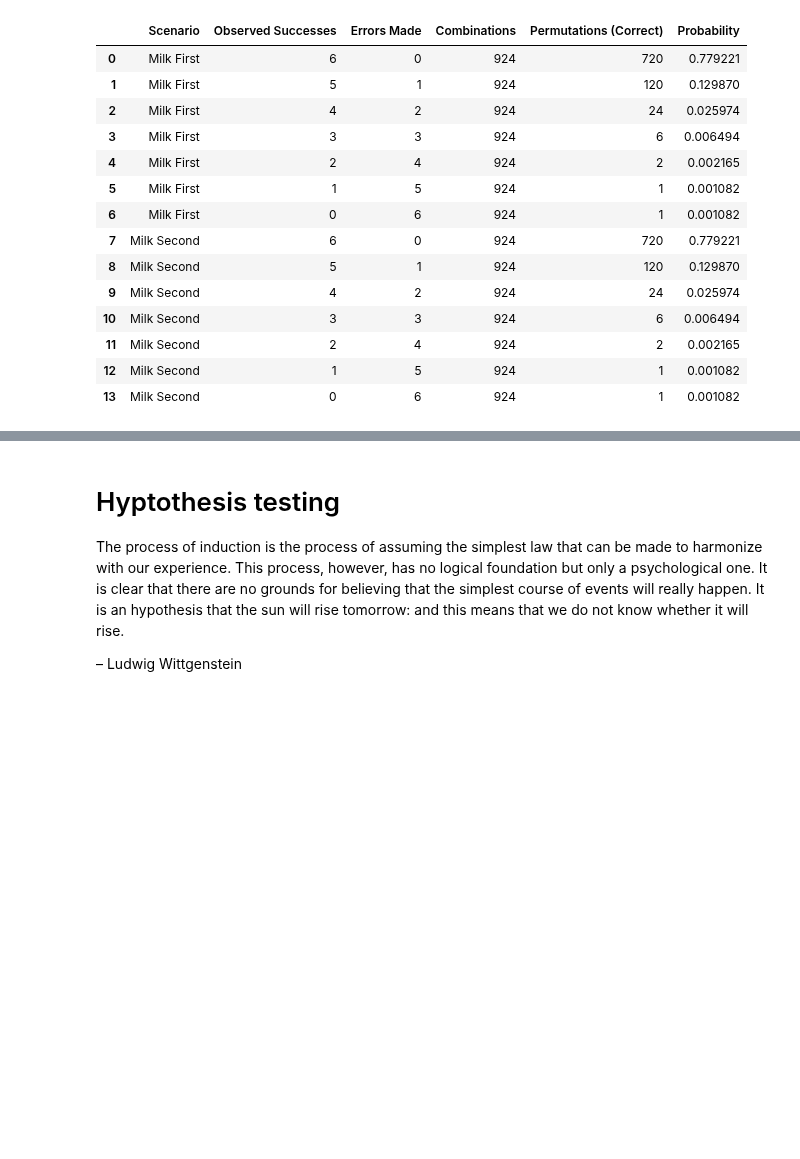
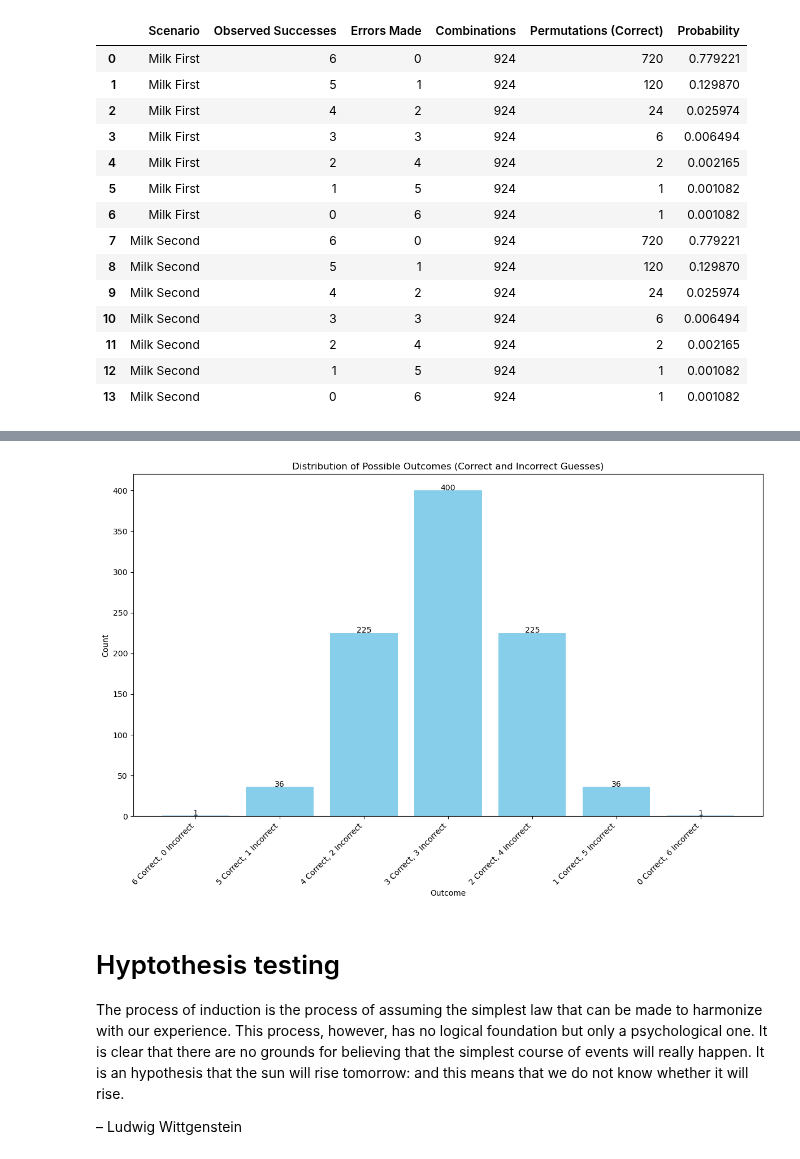
Before and after one commit to keithmmc/appliedstats, a Jupyter notebook: tasks.ipynb, the cells around one changed output, grey strips where cells are left out. Cells and saved outputs as stored; diff of their text form; code cells hidden in the pictures; blank space fills up the shorter version.

```diff
--- a/tasks.ipynb
+++ b/tasks.ipynb
@@ -80,3 +107,38 @@ df
+# %%
+correct_guess_counts = []
+incorrect_guess_counts = []
+# %%
+for guess in combinations(range(total_no_cups), milk_cups):
+    correct_guesses = sum(1 for i in guess if i < milk_cups)  # Correctly identified milk-first
+    incorrect_guesses = milk_cups - correct_guesses           # Incorrectly identified milk-first
+    correct_guess_counts.append(correct_guesses)
+    incorrect_guess_counts.append(incorrect_guesses)
+# %%
+# Count occurrences of each possible outcome (number of correct and incorrect guesses)
+outcome_counts = Counter(zip(correct_guess_counts, incorrect_guess_counts))
+# %%
+# Separate outcomes for plotting
+x_labels = [f"{correct} Correct, {incorrect} Incorrect" for correct, incorrect in outcome_counts.keys()]
+y_values = list(outcome_counts.values())
+
+# Plot
+fig, ax = plt.subplots(figsize=(12, 8))
+ax.bar(x_labels, y_values, color="skyblue")
+ax.set_title("Distribution of Possible Outcomes (Correct and Incorrect Guesses)")
+ax.set_ylabel("Count")
+ax.set_xlabel("Outcome")
+
+# Rotate x labels for readability
+plt.xticks(rotation=45, ha="right")
+
+# Annotate each bar with the count value
+for i, v in enumerate(y_values):
+    ax.text(i, v + 0.2, str(v), ha='center', color='black')
+
+plt.tight_layout()
+plt.show()
+# %% [output]
+[figure, added]
 # %% [markdown]
 # Hyptothesis testing
 
```
Also changed, not shown: parts of 14 cells of this notebook.
